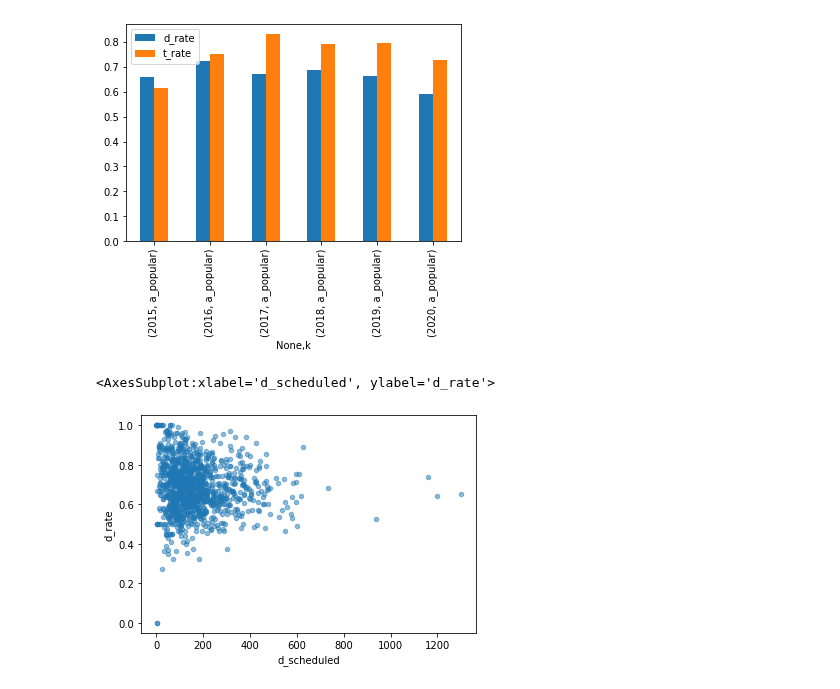
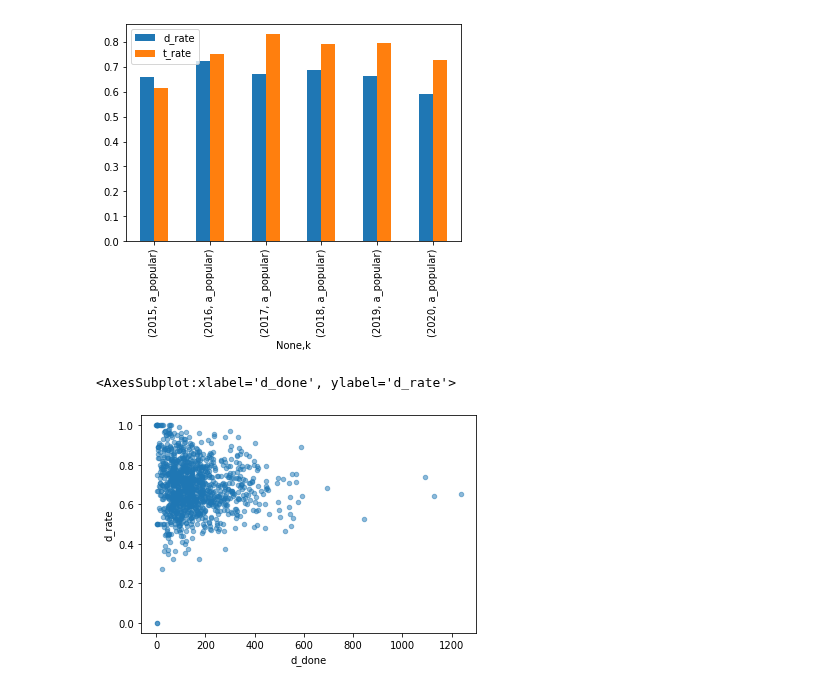
Before and after one commit to codecadre/imt-pass-rates, a Jupyter notebook: demo.ipynb, the cells around one changed output. Cells and saved outputs as stored; diff of their text form; code cells hidden in the pictures.

Commit message:
more plots

```diff
--- a/demo.ipynb
+++ b/demo.ipynb
@@ -14,10 +14,10 @@ T.loc[[("2015", "a_popular"), ("2016", "a_popular"), ("2017", "a_popular"), ("20
 # %%
 # scatter prol
 
-T.loc['2020'].plot.scatter(x="d_scheduled", y="d_rate", alpha=0.5)
+T.loc['2020'].plot.scatter(x="d_done", y="d_rate", alpha=0.5)
 # %% [output]
-<AxesSubplot:xlabel='d_scheduled', ylabel='d_rate'>
+<AxesSubplot:xlabel='d_done', ylabel='d_rate'>
-[figure, old version]
+[figure, new version]
 # %%
 # works only if k is not index
 #table2017.loc[table2017['k'].str.contains('armando_vitor'),:]
```
Also changed, not shown: parts of 1 cell of this notebook, 1 other file.
